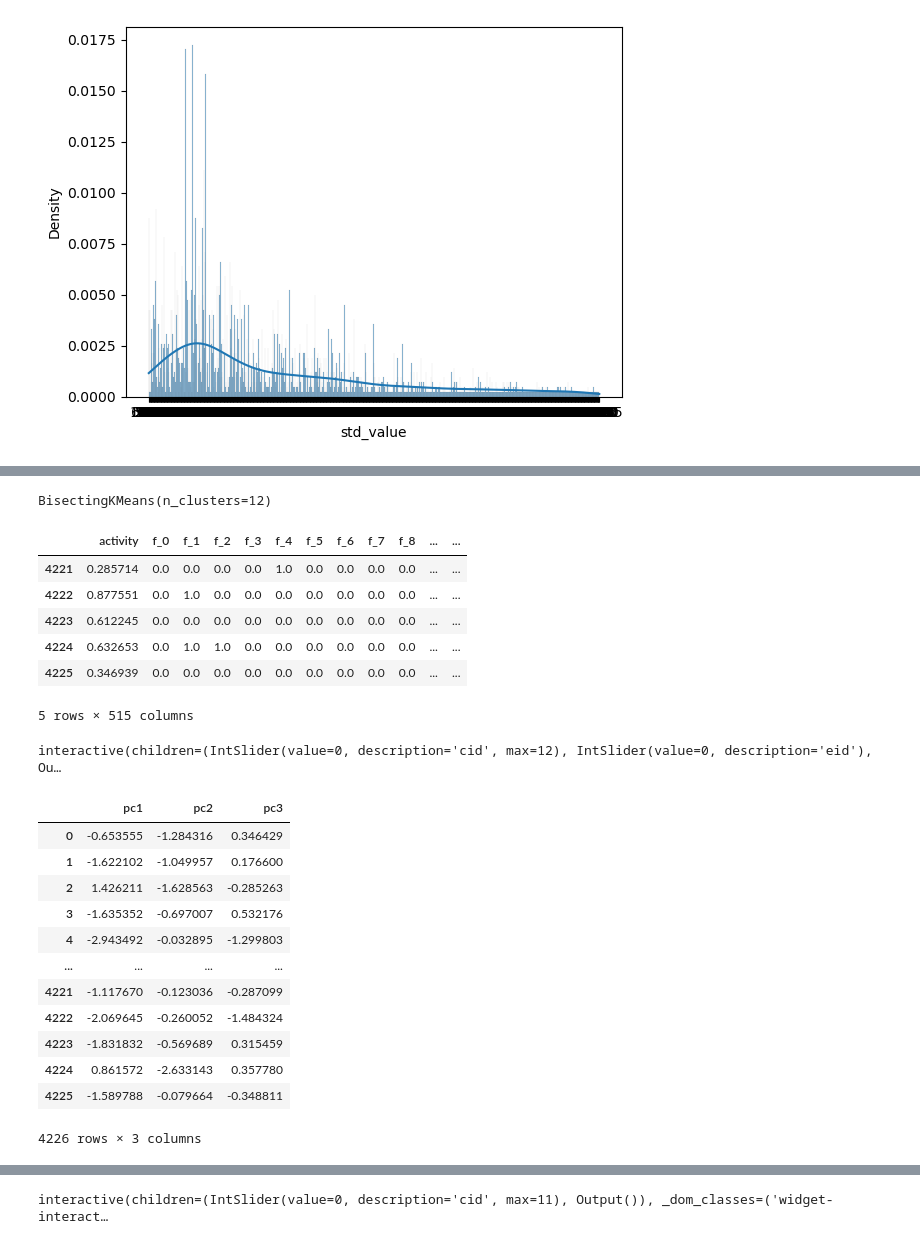
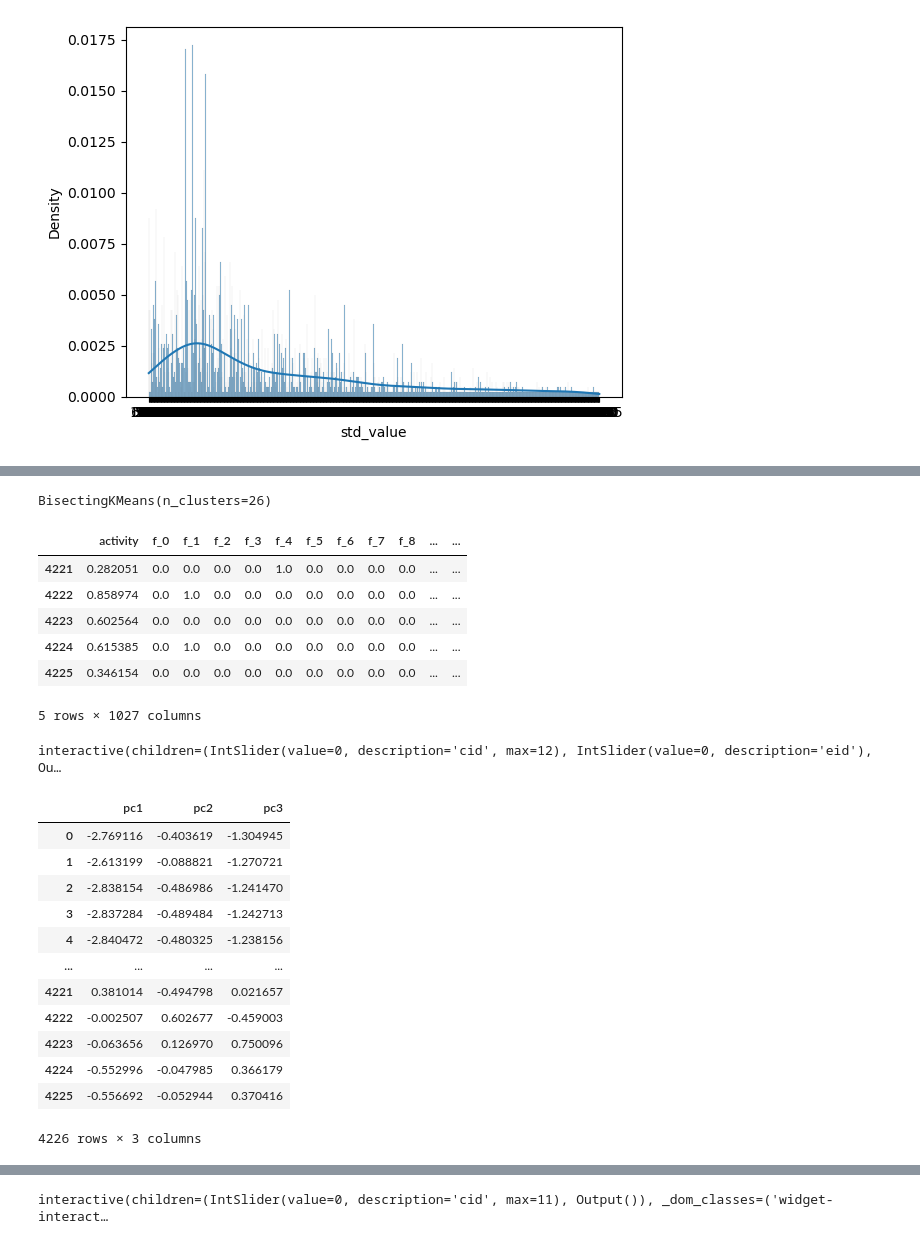
Before and after one commit to Limexcyan/Klastrowanie-publicznych-baz-zwi-zk-w, a Jupyter notebook: Clustering Project.ipynb, the cells around one changed output, grey strips where cells are left out. Drawn from its saved outputs; the diff is of its cells as text; code cells hidden in the pictures.

```diff
--- a/Clustering Project.ipynb
+++ b/Clustering Project.ipynb
@@ -154,9 +155,8 @@ sns.histplot(original_data['std_value'],kde=True,stat='density')
 <AxesSubplot:xlabel='std_value', ylabel='Density'>
 [figure]
 # %%
-feature_count = 512
-quantile_count = 50
+feature_count = 1024
+quantile_count = 80
 featurizer = ClusteringFeaturizer(activity_dist='quantiles',qcount=quantile_count,length=feature_count)
 feature_count = (feature_count + 1) * 1.0 # + activity ; konwersja na float
 data = featurizer(original_data)
-data.tail() # dane teraz wyglądają tak:
@@ -171,26 +205,26 @@ data.tail() # dane teraz wyglądają tak:
 # %%
-clustering = BisectingKMeans(n_clusters=12)
+clustering = BisectingKMeans(n_clusters=26)
 clustering.fit(data)
 # %% [output]
-BisectingKMeans(n_clusters=12)
+BisectingKMeans(n_clusters=26)
 # %%
-clusterid = clustering.predict(data)
-clusterdist = np.min(clustering.transform(data),axis=1)
+clusterid = clustering.labels_
+clusterdist = clustering.transform(data)[np.arange(len(data)),clusterid]
 # %%
 processed_data = data.copy()
-processed_data['centroid'] = clustered
-original_data['centroid'] = clustered
+processed_data['centroid'] = clusterid
+original_data['centroid'] = clusterid
 processed_data['distance'] = clusterdist
 original_data['distance'] = clusterdist
 processed_data.tail()
 # %% [output]
 |  | activity | f_0 | f_1 | f_2 | f_3 | f_4 | f_5 | f_6 | f_7 | f_8 | ... | ... |
-| 4221 | 0.285714 | 0.0 | 0.0 | 0.0 | 0.0 | 1.0 | 0.0 | 0.0 | 0.0 | 0.0 | ... | ... |
-| 4222 | 0.877551 | 0.0 | 1.0 | 0.0 | 0.0 | 0.0 | 0.0 | 0.0 | 0.0 | 0.0 | ... | ... |
-| 4223 | 0.612245 | 0.0 | 0.0 | 0.0 | 0.0 | 0.0 | 0.0 | 0.0 | 0.0 | 0.0 | ... | ... |
-| 4224 | 0.632653 | 0.0 | 1.0 | 1.0 | 0.0 | 0.0 | 0.0 | 0.0 | 0.0 | 0.0 | ... | ... |
-| 4225 | 0.346939 | 0.0 | 0.0 | 0.0 | 0.0 | 0.0 | 0.0 | 0.0 | 0.0 | 0.0 | ... | ... |
+| 4221 | 0.282051 | 0.0 | 0.0 | 0.0 | 0.0 | 1.0 | 0.0 | 0.0 | 0.0 | 0.0 | ... | ... |
+| 4222 | 0.858974 | 0.0 | 1.0 | 0.0 | 0.0 | 0.0 | 0.0 | 0.0 | 0.0 | 0.0 | ... | ... |
+| 4223 | 0.602564 | 0.0 | 0.0 | 0.0 | 0.0 | 0.0 | 0.0 | 0.0 | 0.0 | 0.0 | ... | ... |
+| 4224 | 0.615385 | 0.0 | 1.0 | 0.0 | 0.0 | 0.0 | 0.0 | 0.0 | 0.0 | 0.0 | ... | ... |
+| 4225 | 0.346154 | 0.0 | 0.0 | 0.0 | 0.0 | 0.0 | 0.0 | 0.0 | 0.0 | 0.0 | ... | ... |
-5 rows × 515 columns
+5 rows × 1027 columns
 # %%
 from ipywidgets import interact
 
@@ -232,17 +266,17 @@ pcdata3d.columns = ["pc1", "pc2", "pc3"]
 pcdata3d
 # %% [output]
 |  | pc1 | pc2 | pc3 |
-| 0 | -0.653555 | -1.284316 | 0.346429 |
-| 1 | -1.622102 | -1.049957 | 0.176600 |
-| 2 | 1.426211 | -1.628563 | -0.285263 |
-| 3 | -1.635352 | -0.697007 | 0.532176 |
-| 4 | -2.943492 | -0.032895 | -1.299803 |
+| 0 | -2.769116 | -0.403619 | -1.304945 |
+| 1 | -2.613199 | -0.088821 | -1.270721 |
+| 2 | -2.838154 | -0.486986 | -1.241470 |
+| 3 | -2.837284 | -0.489484 | -1.242713 |
+| 4 | -2.840472 | -0.480325 | -1.238156 |
 | ... | ... | ... | ... |
-| 4221 | -1.117670 | -0.123036 | -0.287099 |
-| 4222 | -2.069645 | -0.260052 | -1.484324 |
-| 4223 | -1.831832 | -0.569689 | 0.315459 |
-| 4224 | 0.861572 | -2.633143 | 0.357780 |
-| 4225 | -1.589788 | -0.079664 | -0.348811 |
+| 4221 | 0.381014 | -0.494798 | 0.021657 |
+| 4222 | -0.002507 | 0.602677 | -0.459003 |
+| 4223 | -0.063656 | 0.126970 | 0.750096 |
+| 4224 | -0.552996 | -0.047985 | 0.366179 |
+| 4225 | -0.556692 | -0.052944 | 0.370416 |
 4226 rows × 3 columns
 # %%
 sizes = np.power(10,6)/np.power(processed_data["distance"],7)
```
Also changed, not shown: parts of 7 cells of this notebook.
